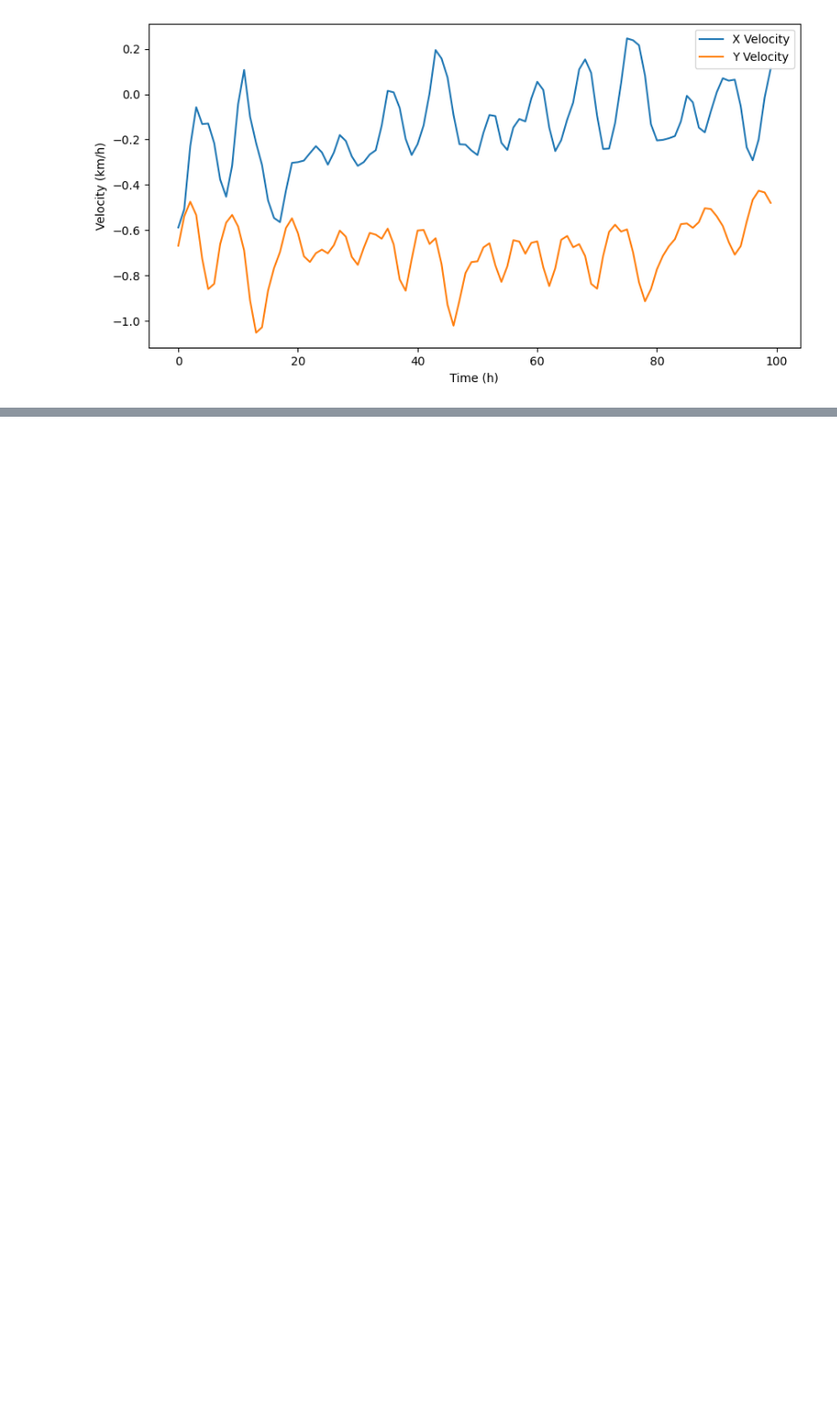
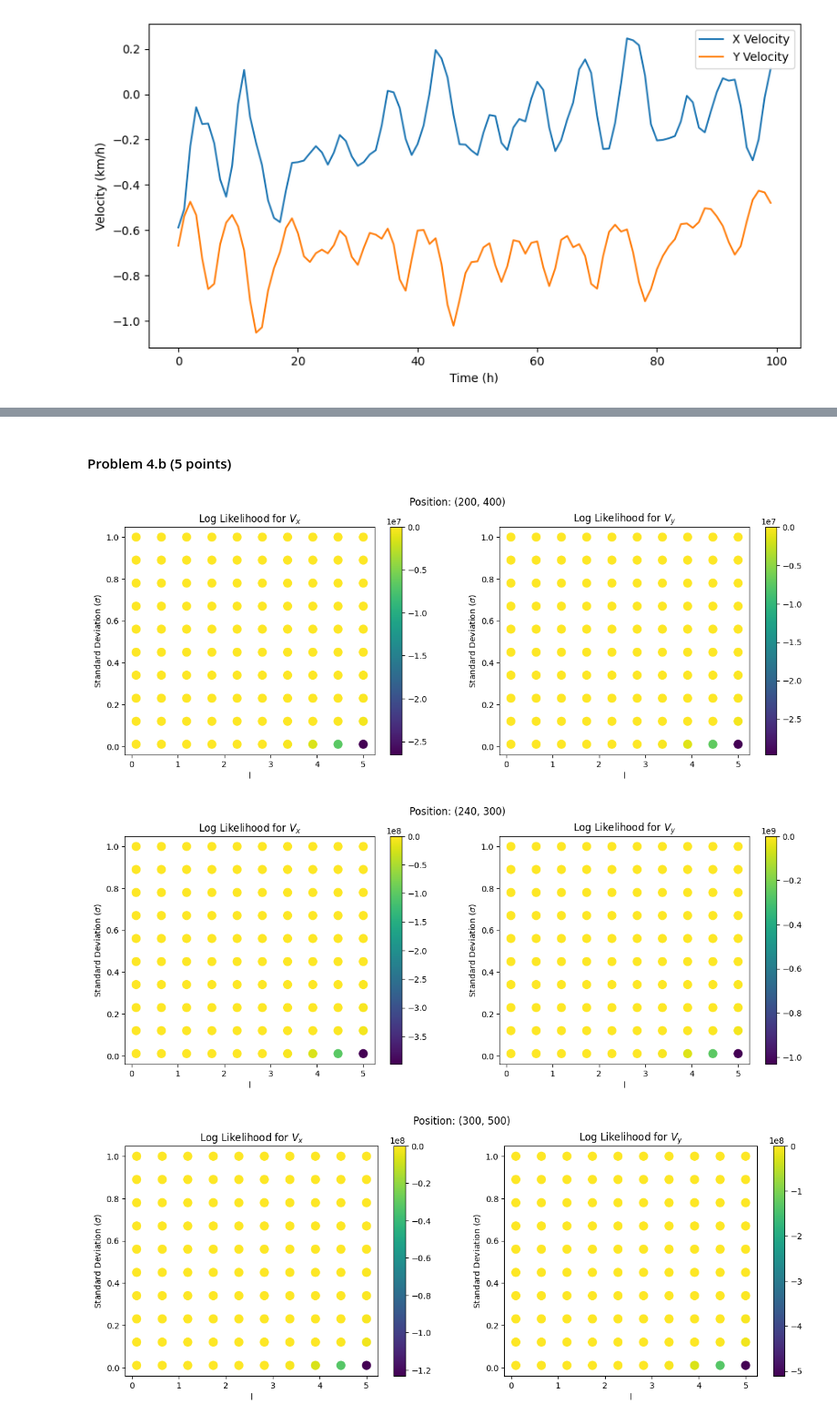
Before and after one commit to eddysanoli-galileo/Data-Analysis-Statistical-Modeling-and-Computation-in-Applications, a Jupyter notebook: Module 5 - Environmental Data and Gaussian Processes/Project/Project - Part II.ipynb, the cells around one changed output, grey strips where cells are left out. Shown at 91% size. Saved outputs shown, nothing was run; the diff lists cells and outputs as text; code cells hidden in the pictures; blank space fills up the shorter version.

```diff
--- a/Module 5 - Environmental Data and Gaussian Processes/Project/Project - Part II.ipynb
+++ b/Module 5 - Environmental Data and Gaussian Processes/Project/Project - Part II.ipynb
@@ -240,0 +139,54 @@ plt.show()
+# %% [markdown]
+#### Problem 4.b (5 points)
+# %%
+# Different positions to test for the prediction
+positions = np.array([
+    [200, 400],
+    [240, 300],
+    [300, 500],
+])
+
+# Create a range of values for "l" and "sigma"
+l_range = np.linspace(0.1, 5, 10)
+std_range = np.linspace(0.01, 1, 10)
+
+for position in positions:
+
+    # Get the velocity data for the selected location
+    x = position[0]
+    y = position[1]
+    V_loc = Vt[:, y, x, :]
+
+    # Get the X and Y velocity components
+    Vx_loc = V_loc[:, 0]
+    Vy_loc = V_loc[:, 1]
+
+    # Number of folds to use for cross validation
+    num_folds = 15
+
+    # Optimize the kernel parameters for the X component
+    l_x, std_x, x_results_df = optimize_kernel_params(
+        data=Vx_loc,
+        l_range=l_range,
+        std_range=std_range,
+        num_folds=num_folds
+    )
+
+    # Optimize the kernel parameters for the Y component
+    l_y, std_y, y_results_df = optimize_kernel_params(
+        data=Vy_loc,
+        l_range=l_range,
+        std_range=std_range,
+        num_folds=num_folds
+    )
+
+    # Plot the results of the grid search
+    plot_grid_search_results(
+        x_results_df=x_results_df,
+        y_results_df=y_results_df,
+        position=position
+    )
+# %% [output]
+[figure, added]
+[figure, added]
+[figure, added]
```
Also changed, not shown: parts of 11 cells of this notebook, 2 other files.
